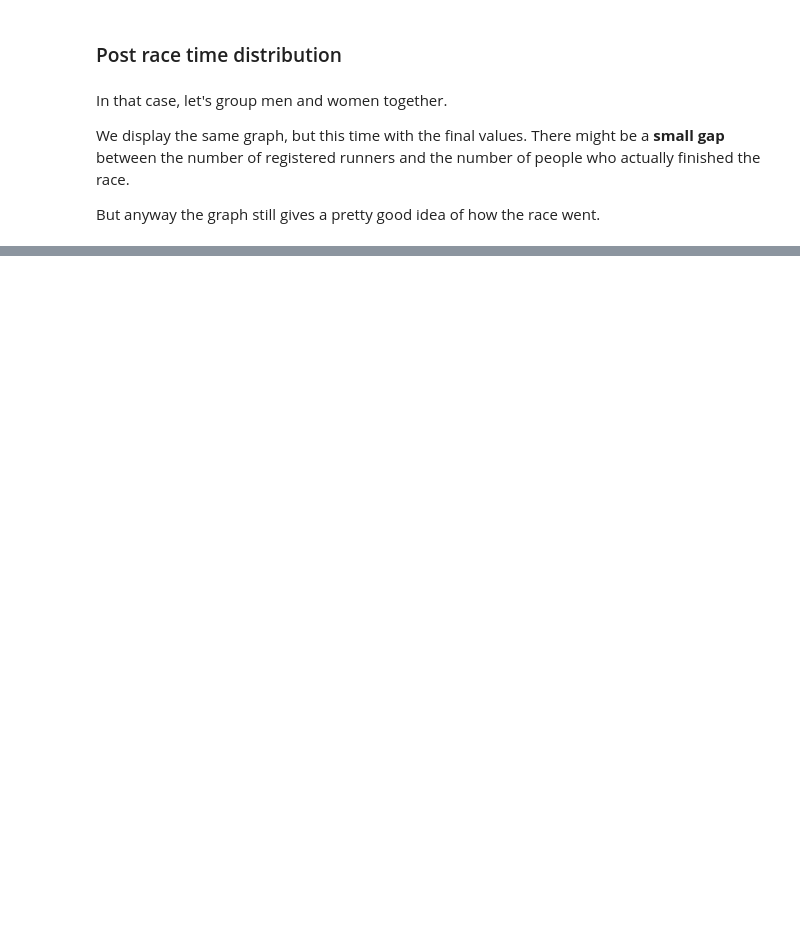
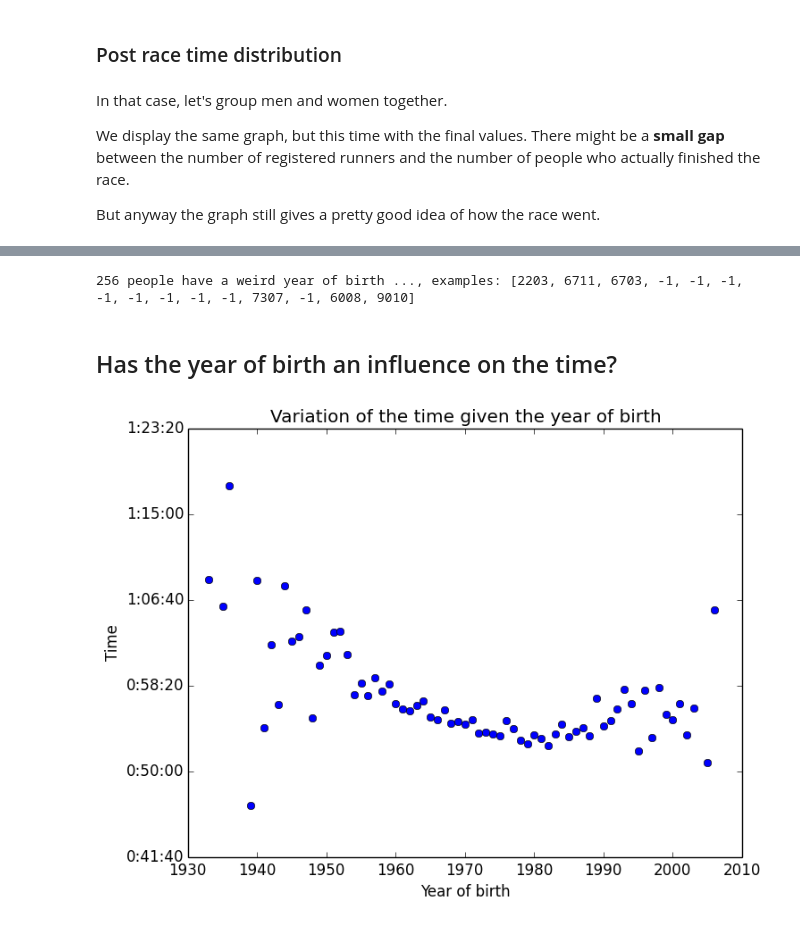
Before and after one commit to jtpio/data-playground, a Jupyter notebook: malmomilen/MalmoMilen_post.ipynb, the cells around one changed output, grey strips where cells are left out. Saved outputs shown, nothing was run; the diff lists cells and outputs as text; code cells hidden in the pictures; blank space fills up the shorter version.

Commit message:
[MalmoMilen] time given the year of birth

```diff
--- a/malmomilen/MalmoMilen_post.ipynb
+++ b/malmomilen/MalmoMilen_post.ipynb
@@ -200,0 +208,31 @@ plt.show()
+# %%
+# remove runners without a proper year of birth
+weird_yob = [r for r in all_runners if r["yob"] == -1 or r["yob"] >= 2014 or r["yob"] < 1914]
+all_runners_yob = [r for r in all_runners if r not in weird_yob]
+
+print(str(len(weird_yob)) + " people have a weird year of birth ..., examples: " + str([r["yob"] for r in weird_yob[:15]]))
+# %% [output]
+256 people have a weird year of birth ..., examples: [2203, 6711, 6703, -1, -1, -1, -1, -1, -1, -1, -1, 7307, -1, 6008, 9010]
+# %% [markdown]
+## Has the year of birth an influence on the time?
+# %%
+group_by_yob = itertools.groupby(sorted(all_runners_yob, key=lambda x: x["yob"]), lambda x: x["yob"])
+avg_by_yob = [(k, stats.mean([r["timeInSeconds"] for r in g])) for k, g in group_by_yob]
+
+def secondsToHumanTime(x, pos):
+    return str(datetime.timedelta(seconds=x))
+
+avg_by_yob = sorted(avg_by_yob, key=lambda x: x[0])
+
+yob_x = [x[0] for x in avg_by_yob]
+yob_y = [x[1] for x in avg_by_yob]
+
+plt.xlabel('Year of birth')
+plt.ylabel('Time')
+plt.title('Variation of the time given the year of birth')
+
+plt.plot(yob_x, yob_y, 'bo')
+plt.gca().yaxis.set_major_formatter(FuncFormatter(secondsToHumanTime))
+plt.show()
+# %% [output]
+[figure, added]
```
Also changed, not shown: parts of 6 cells of this notebook.
